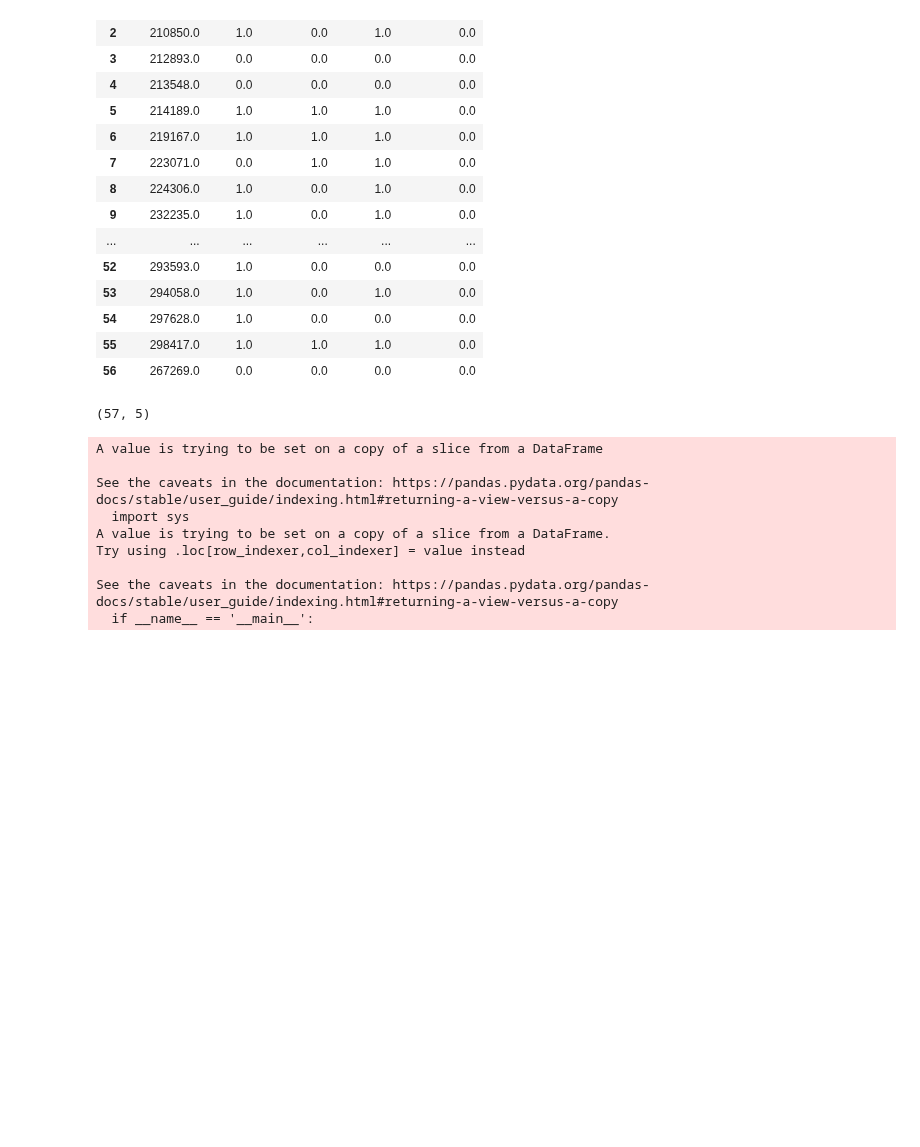
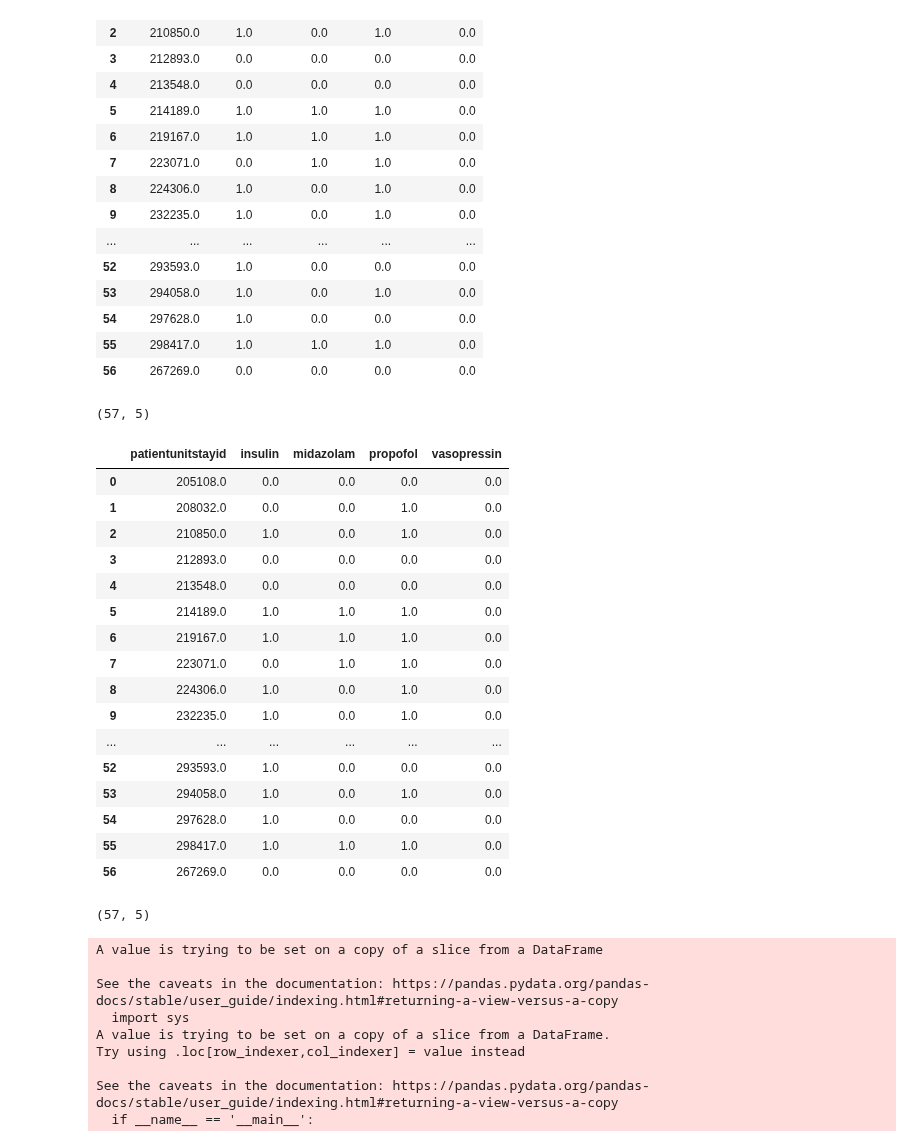
Before and after one commit to adit98/tbi, a Jupyter notebook: notebooks/MIMIC_Data_Processing.ipynb, the cells around one changed output. Cells and saved outputs as stored; diff of their text form; code cells hidden in the pictures; blank space fills up the shorter version.

```diff
--- a/notebooks/MIMIC_Data_Processing.ipynb
+++ b/notebooks/MIMIC_Data_Processing.ipynb
@@ -583,14 +621,14 @@ cols_tokeep = (cols_tokeep + inf_feat)
 cols_tokeep.remove('offset')
 prescription_new = prescription_new[prescription_new.columns & cols_tokeep]
 
-prescription_grouped = prescription_new.groupby('ICUSTAY_ID').count()
+prescription_grouped1 = prescription_new.groupby('ICUSTAY_ID').count()
 
-prescription_grouped[prescription_grouped != 0] = 1
+prescription_grouped1[prescription_grouped1 != 0] = 1
 
-prescription_grouped = prescription_grouped.merge(patients, on='ICUSTAY_ID', how='right').fillna(0)
+prescription_grouped1 = prescription_grouped1.merge(patients, on='ICUSTAY_ID', how='right').fillna(0)
 
-display(prescription_grouped)
-print(prescription_grouped.shape)
+display(prescription_grouped1)
+print(prescription_grouped1.shape)
 # %% [output]
 A value is trying to be set on a copy of a slice from a DataFrame
 
@@ -622,8 +660,35 @@ See the caveats in the documentation: https://pandas.pydata.org/pandas-docs/stab
 # %%
 # Re-ordering and renaming columns
 # TODO
+inf_final = prescription_grouped1[["ICUSTAY_ID", "Insulin", "Midazolam", "Propofol", "Vasopressin"]]
 
-# prescription_grouped.to_csv('../data/mimic/processed/MIMIC_inf.csv')
+inf_final = inf_final.rename(columns={"ICUSTAY_ID": "patientunitstayid", "Insulin": "insulin",
+                                      "Midazolam": "midazolam", "Propofol": "propofol",
+                                      "Vasopressin": "vasopressin"})
+
+display(inf_final)
+print(inf_final.shape)
+
+inf_final.to_csv('../data/mimic/processed/MIMIC_inf.csv')
+# %% [output]
+|  | patientunitstayid | insulin | midazolam | propofol | vasopressin |
+| 0 | 205108.0 | 0.0 | 0.0 | 0.0 | 0.0 |
+| 1 | 208032.0 | 0.0 | 0.0 | 1.0 | 0.0 |
+| 2 | 210850.0 | 1.0 | 0.0 | 1.0 | 0.0 |
+| 3 | 212893.0 | 0.0 | 0.0 | 0.0 | 0.0 |
+| 4 | 213548.0 | 0.0 | 0.0 | 0.0 | 0.0 |
+| 5 | 214189.0 | 1.0 | 1.0 | 1.0 | 0.0 |
+| 6 | 219167.0 | 1.0 | 1.0 | 1.0 | 0.0 |
+| 7 | 223071.0 | 0.0 | 1.0 | 1.0 | 0.0 |
+| 8 | 224306.0 | 1.0 | 0.0 | 1.0 | 0.0 |
+| 9 | 232235.0 | 1.0 | 0.0 | 1.0 | 0.0 |
+| ... | ... | ... | ... | ... | ... |
+| 52 | 293593.0 | 1.0 | 0.0 | 0.0 | 0.0 |
+| 53 | 294058.0 | 1.0 | 0.0 | 1.0 | 0.0 |
+| 54 | 297628.0 | 1.0 | 0.0 | 0.0 | 0.0 |
+| 55 | 298417.0 | 1.0 | 1.0 | 1.0 | 0.0 |
+| 56 | 267269.0 | 0.0 | 0.0 | 0.0 | 0.0 |
+(57, 5)
 # %%
 # For Infusion
 
```
Also changed, not shown: parts of 3 cells of this notebook, 1 other file.
